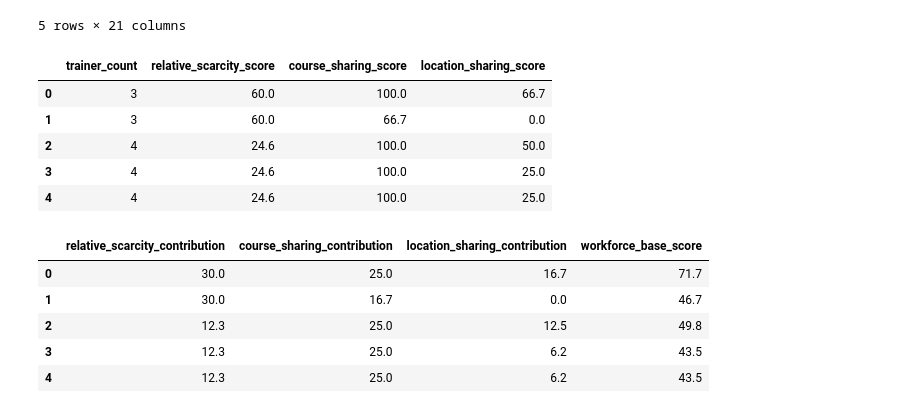
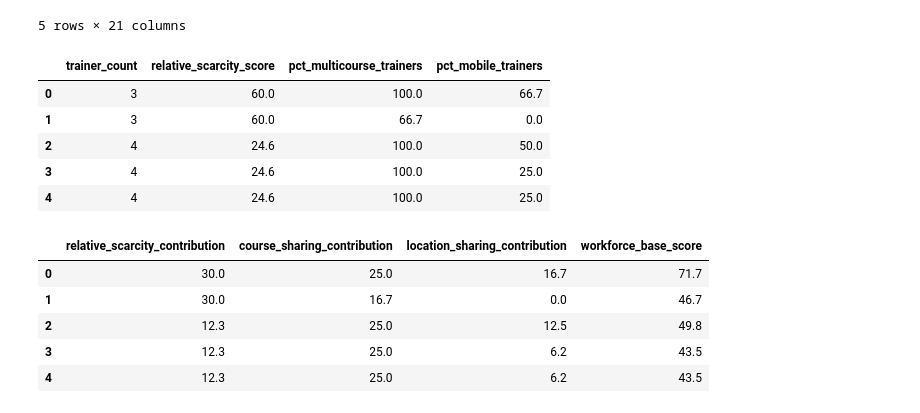
Before and after one commit to nathansperinde/Hiring-Needs-Analysis, a Jupyter notebook: notebooks/02_workforce_analysis.ipynb, the cells around one changed output. Saved outputs shown, nothing was run; the diff lists cells and outputs as text; code cells hidden in the pictures.

```diff
--- a/notebooks/02_workforce_analysis.ipynb
+++ b/notebooks/02_workforce_analysis.ipynb
@@ -693,35 +696,29 @@ workforce_features_df.head()
 # %%
 workforce_features_df = (
     workforce_features_df
     .assign(
         relative_scarcity_score=lambda df:
             df["trainer_count"]
             .rank(
                 method="average",
                 pct=True,
                 ascending=False
             )
             .mul(100)
-            .round(1),
-
-        course_sharing_score=lambda df:
-            df["pct_multicourse_trainers"],
-
-        location_sharing_score=lambda df:
-            df["pct_mobile_trainers"]
+            .round(1)
     )
 )
 
 workforce_features_df[
     [
         "trainer_count",
         "relative_scarcity_score",
-        "course_sharing_score",
-        "location_sharing_score"
+        "pct_multicourse_trainers",
+        "pct_mobile_trainers"
     ]
 ].head()
 # %% [output]
-|  | trainer_count | relative_scarcity_score | course_sharing_score | location_sharing_score |
+|  | trainer_count | relative_scarcity_score | pct_multicourse_trainers | pct_mobile_trainers |
 | 0 | 3 | 60.0 | 100.0 | 66.7 |
 | 1 | 3 | 60.0 | 66.7 | 0.0 |
 | 2 | 4 | 24.6 | 100.0 | 50.0 |
```
Also changed, not shown: parts of 4 cells of this notebook, 1 other file.
